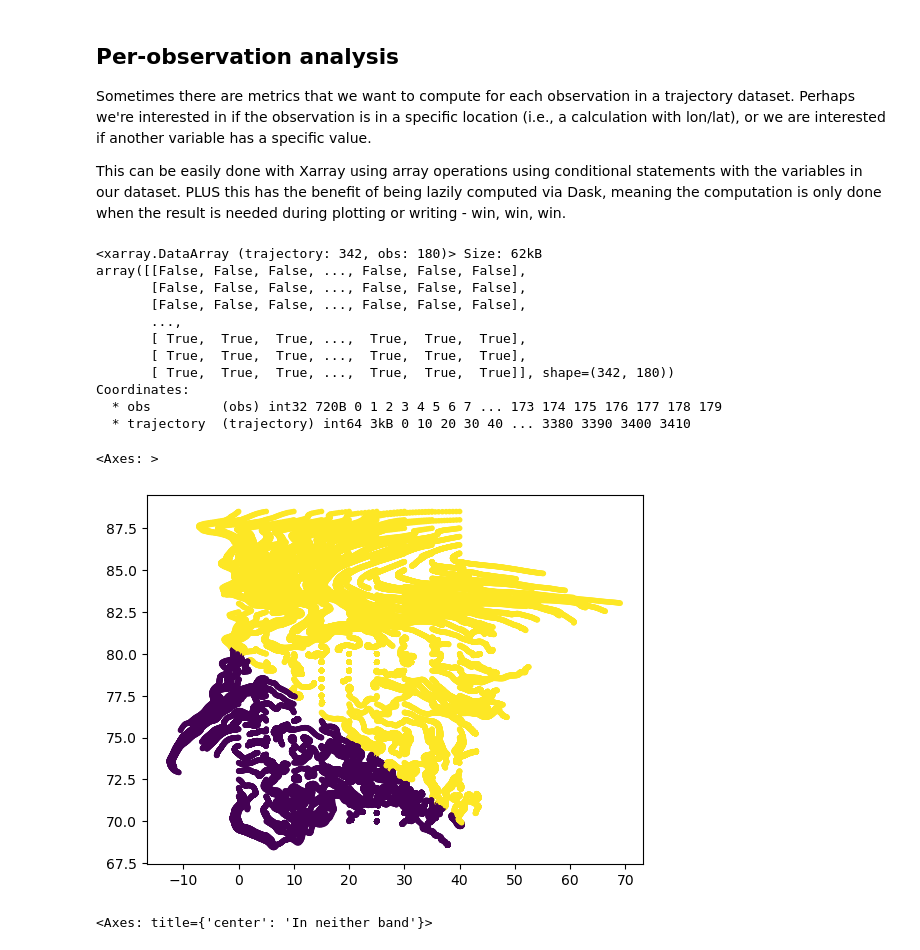
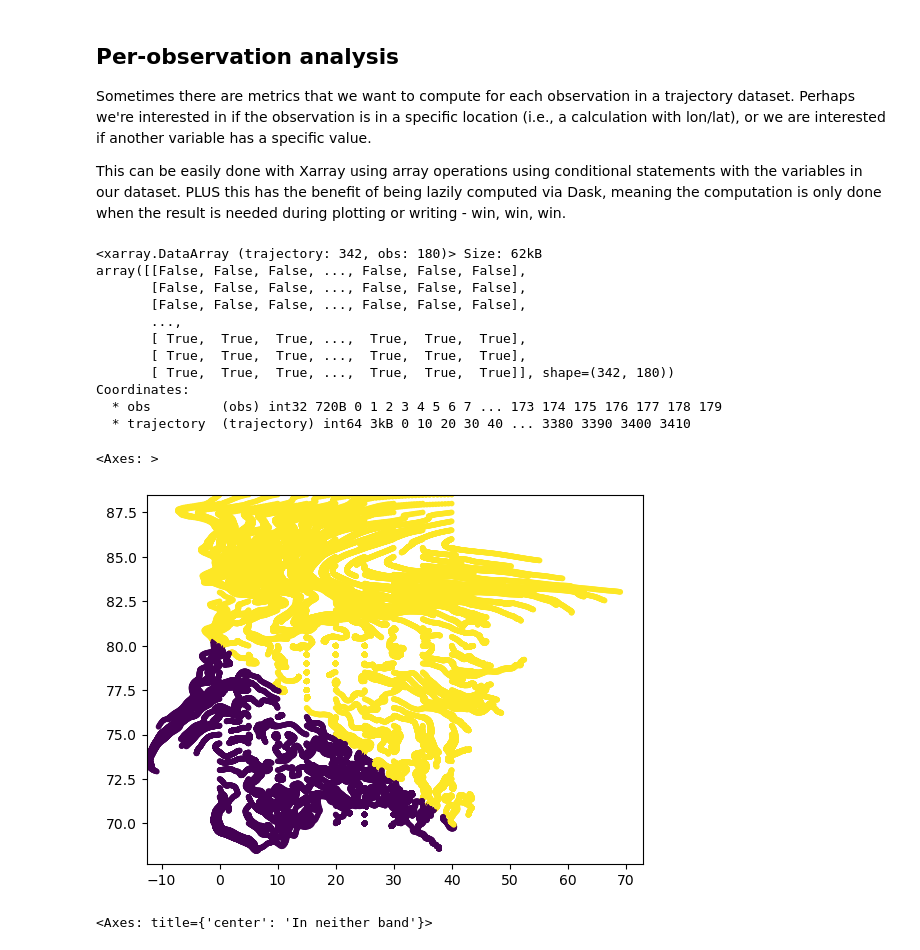
Before and after one commit to OceanParcels/Lagrangian_diags, a Jupyter notebook: docs/tutorials/analysis-cookbook.ipynb, the cells around one changed output. Cells and saved outputs as stored; diff of their text form; code cells hidden in the pictures.

```diff
--- a/docs/tutorials/analysis-cookbook.ipynb
+++ b/docs/tutorials/analysis-cookbook.ipynb
@@ -73,6 +73,8 @@ Attributes:
 import matplotlib.axes
 import matplotlib.figure
 
+DOMAIN_LON = ds.lon.min(), ds.lon.max()
+DOMAIN_LAT = ds.lat.min(), ds.lat.max()
 
 def scatter_traj_dataset(ds: xr.Dataset, color: xr.DataArray | None = None, ax: matplotlib.axes.Axes | None = None) -> matplotlib.axes.Axes:
     """Plot the lat/lon of the observations colouring based on `target` (if provided).
@@ -81,6 +83,8 @@ def scatter_traj_dataset(ds: xr.Dataset, color: xr.DataArray | None = None, ax:
     """
     if ax is None:
         _, ax = plt.subplots()
+        ax.set_xlim(DOMAIN_LON)
+
 
     ax.scatter(ds.lon, ds.lat, c=color, cmap="viridis", marker='.')
     return ax
@@ -118,14 +122,13 @@ Sometimes there are metrics that we want to compute for each observation in a tr
 
 This can be easily done with Xarray using array operations using conditional statements with the variables in our dataset. PLUS this has the benefit of being lazily computed via Dask, meaning the computation is only done when the result is needed during plotting or writing - win, win, win.
 # %%
-def above_line(ds: xr.Dataset, p0: Tuple[float, float], p1: Tuple[float, float]) -> xr.DataArray:
-    """Return a boolean array indicating whether each point is "above" a line (specified by 2 points, extended infinitely).
+def north_of_line(ds: xr.Dataset, p0: Tuple[float, float], p1: Tuple[float, float]) -> xr.DataArray:
+    """Return a boolean array indicating whether each point is North of a line (specified by 2 points, extended infinitely).
 
     This line is simply a line between p0 and p1 in lon/lat space without accounting for earth curvature.
 
-    Doesn't work for vertical lines.
+    Doesn't work for lines running directly North-South.
     """
-    # TODO: Update above_line to is_north_of...
     lon0, lat0 = p0
     lon1, lat1 = p1
     assert not np.isclose(np.array(p0), np.array(p1)).all(), "Points are the same"
@@ -136,20 +139,20 @@ def above_line(ds: xr.Dataset, p0: Tuple[float, float], p1: Tuple[float, float])
 
     return ds.lat > m * ds.lon + c
 # %%
-is_above_line = above_line(ds_trim, p0=(0, 80), p1=(40, 70))
-display(is_above_line)
-scatter_traj_dataset(ds_trim, color=is_above_line)
+is_north_of_line = north_of_line(ds_trim, p0=(0, 80), p1=(40, 70))
+display(is_north_of_line)
+scatter_traj_dataset(ds_trim, color=is_north_of_line)
 # %% [output]
 <xarray.DataArray (trajectory: 342, obs: 180)> Size: 62kB
 array([[False, False, False, ..., False, False, False],
        [False, False, False, ..., False, False, False],
        [False, False, False, ..., False, False, False],
        ...,
        [ True,  True,  True, ...,  True,  True,  True],
        [ True,  True,  True, ...,  True,  True,  True],
        [ True,  True,  True, ...,  True,  True,  True]], shape=(342, 180))
 Coordinates:
   * obs         (obs) int32 720B 0 1 2 3 4 5 6 7 ... 173 174 175 176 177 178 179
   * trajectory  (trajectory) int64 3kB 0 10 20 30 40 ... 3380 3390 3400 3410
 <Axes: >
-[figure, old version]
+[figure, new version]
```
Also changed, not shown: parts of 7 cells of this notebook.
